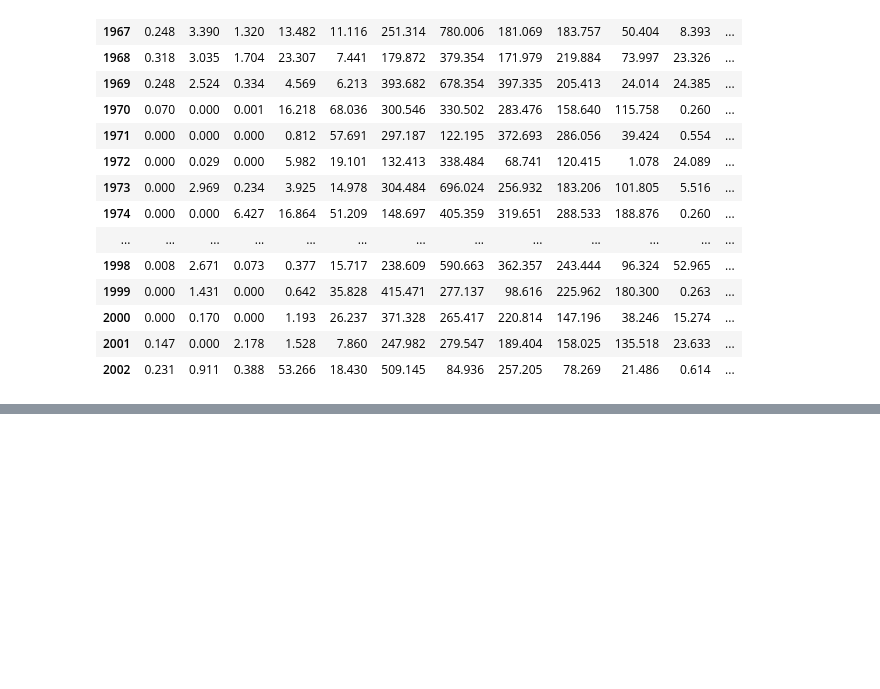
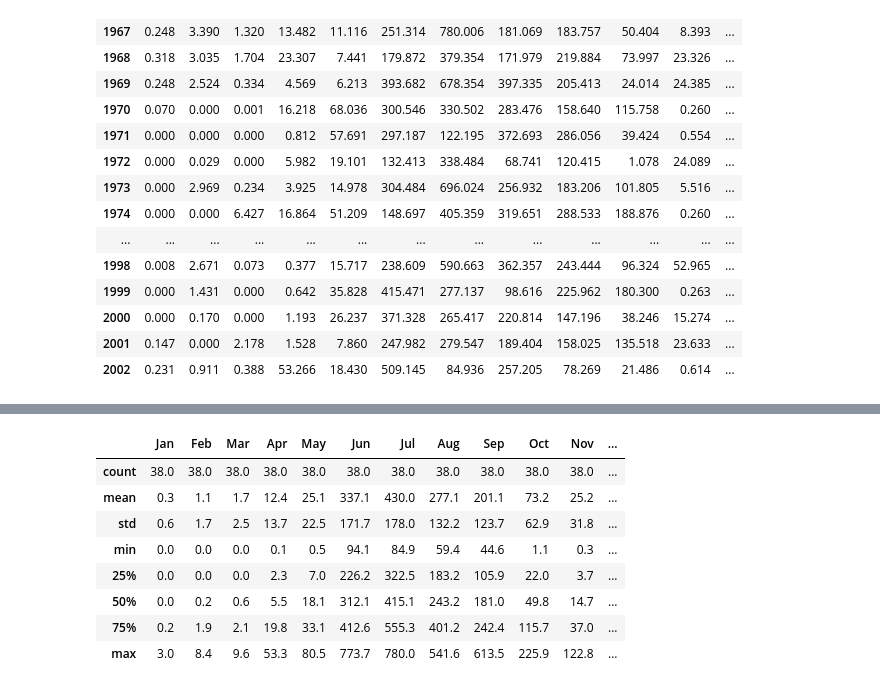
Before and after one commit to alex-v08/practica_DS_coder, a Jupyter notebook: Clase_pandas.ipynb, the cells around one changed output, grey strips where cells are left out. Drawn from its saved outputs; the diff is of its cells as text; code cells hidden in the pictures; blank space fills up the shorter version.

```diff
--- a/Clase_pandas.ipynb
+++ b/Clase_pandas.ipynb
@@ -58,0 +84,12 @@ df_lluvias
+# %%
+df_lluvias.describe().round(1)
+# %% [output]
+|  | Jan | Feb | Mar | Apr | May | Jun | Jul | Aug | Sep | Oct | Nov | ... |
+| count | 38.0 | 38.0 | 38.0 | 38.0 | 38.0 | 38.0 | 38.0 | 38.0 | 38.0 | 38.0 | 38.0 | ... |
+| mean | 0.3 | 1.1 | 1.7 | 12.4 | 25.1 | 337.1 | 430.0 | 277.1 | 201.1 | 73.2 | 25.2 | ... |
+| std | 0.6 | 1.7 | 2.5 | 13.7 | 22.5 | 171.7 | 178.0 | 132.2 | 123.7 | 62.9 | 31.8 | ... |
+| min | 0.0 | 0.0 | 0.0 | 0.1 | 0.5 | 94.1 | 84.9 | 59.4 | 44.6 | 1.1 | 0.3 | ... |
+| 25% | 0.0 | 0.0 | 0.0 | 2.3 | 7.0 | 226.2 | 322.5 | 183.2 | 105.9 | 22.0 | 3.7 | ... |
+| 50% | 0.0 | 0.2 | 0.6 | 5.5 | 18.1 | 312.1 | 415.1 | 243.2 | 181.0 | 49.8 | 14.7 | ... |
+| 75% | 0.2 | 1.9 | 2.1 | 19.8 | 33.1 | 412.6 | 555.3 | 401.2 | 242.4 | 115.7 | 37.0 | ... |
+| max | 3.0 | 8.4 | 9.6 | 53.3 | 80.5 | 773.7 | 780.0 | 541.6 | 613.5 | 225.9 | 122.8 | ... |
```
Also changed, not shown: parts of 7 cells of this notebook, 3 other files.
